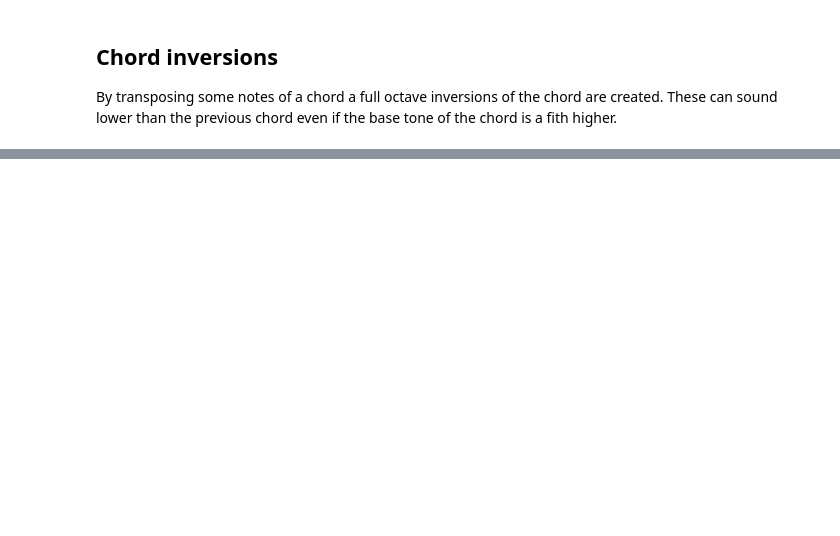
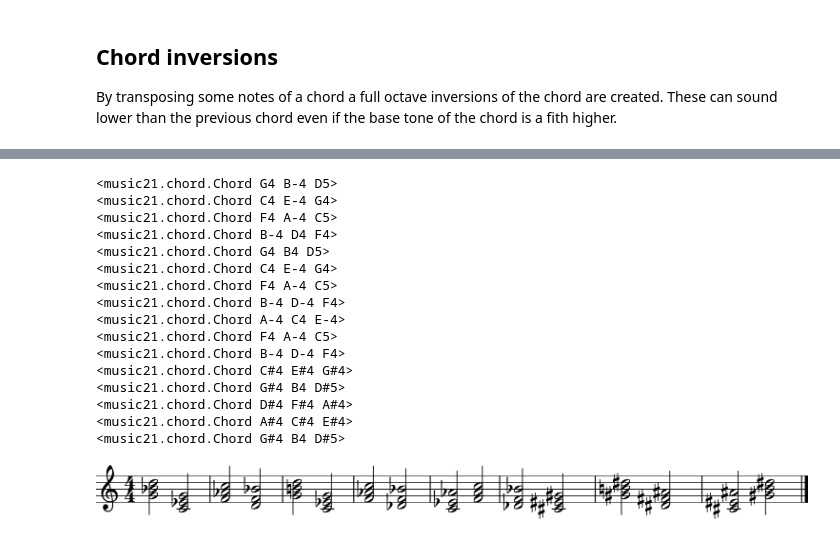
Before and after one commit to pinae/music21-melodies, a Jupyter notebook: Harmony tests.ipynb, the cells around one changed output, grey strips where cells are left out. Cells and saved outputs as stored; diff of their text form; code cells hidden in the pictures; blank space fills up the shorter version.

```diff
--- a/Harmony tests.ipynb
+++ b/Harmony tests.ipynb
@@ -157,0 +146,60 @@ By transposing some notes of a chord a full octave inversions of the chord are c
+# %%
+def get_lowest_note_of_chord(chord: chord.Chord):
+    return sorted(chord.notes, key=lambda x: x.pitch)[0]
+# %%
+def transpose_to_fourth_octave(chord: chord.Chord):
+    while get_lowest_note_of_chord(chord).octave > 4:
+        chord = chord.transpose('P-8')
+    while get_lowest_note_of_chord(chord).octave < 4:
+        chord = chord.transpose('P8')
+    return chord
+# %%
+def build_chord_and_select_inversion(base_tone: note.Note, major_minor: MajorMinor, prev_base_tone: note.Note):
+    chord = transpose_to_fourth_octave(build_chord(base_tone, major_minor, inversion=0))
+    chord6 = transpose_to_fourth_octave(build_chord(base_tone, major_minor, inversion=1))
+    chordq6 = transpose_to_fourth_octave(build_chord(base_tone, major_minor, inversion=1))
+    return sorted([chord, chord6, chordq6],
+                  key=lambda x: interval.Interval(prev_base_tone, get_lowest_note_of_chord(x)).semitones)[0]
+# %%
+def create_random_chord_stream(length, note_length=2):
+    directions = [(MajorMinor.MAJOR, 'P-5'), (MajorMinor.MINOR, 'P-5'),
+                  (MajorMinor.MAJOR, 0), (MajorMinor.MINOR, 0),
+                  (MajorMinor.MAJOR, 'P5'), (MajorMinor.MINOR, 'P5')]
+    major_minor = choice((MajorMinor.MAJOR, MajorMinor.MINOR))
+    last_chord = build_chord(note.Note('C4', quarterLength=note_length), major_minor)
+    s = stream.Stream()
+    for i in range(length):
+        changing_directions = directions.copy()
+        changing_directions.pop(directions.index((major_minor, 0)))
+        direction = choice(changing_directions)
+        current_base_tone = get_lowest_note_of_chord(last_chord)
+        new_chord = build_chord_and_select_inversion(
+            current_base_tone.transpose(direction[1]),
+            direction[0],
+            current_base_tone)
+        s.append(new_chord)
+        print(new_chord)
+        last_chord = new_chord
+        major_minor = direction[0]
+    return s
+# %%
+chord_stream = create_random_chord_stream(16)
+chord_stream.show()
+# %% [output]
+<music21.chord.Chord G4 B-4 D5>
+<music21.chord.Chord C4 E-4 G4>
+<music21.chord.Chord F4 A-4 C5>
+<music21.chord.Chord B-4 D4 F4>
+<music21.chord.Chord G4 B4 D5>
+<music21.chord.Chord C4 E-4 G4>
+<music21.chord.Chord F4 A-4 C5>
+<music21.chord.Chord B-4 D-4 F4>
+<music21.chord.Chord A-4 C4 E-4>
+<music21.chord.Chord F4 A-4 C5>
+<music21.chord.Chord B-4 D-4 F4>
+<music21.chord.Chord C#4 E#4 G#4>
+<music21.chord.Chord G#4 B4 D#5>
+<music21.chord.Chord D#4 F#4 A#4>
+<music21.chord.Chord A#4 C#4 E#4>
+<music21.chord.Chord G#4 B4 D#5>
+[figure, added]
```
Also changed, not shown: parts of 17 cells of this notebook.
